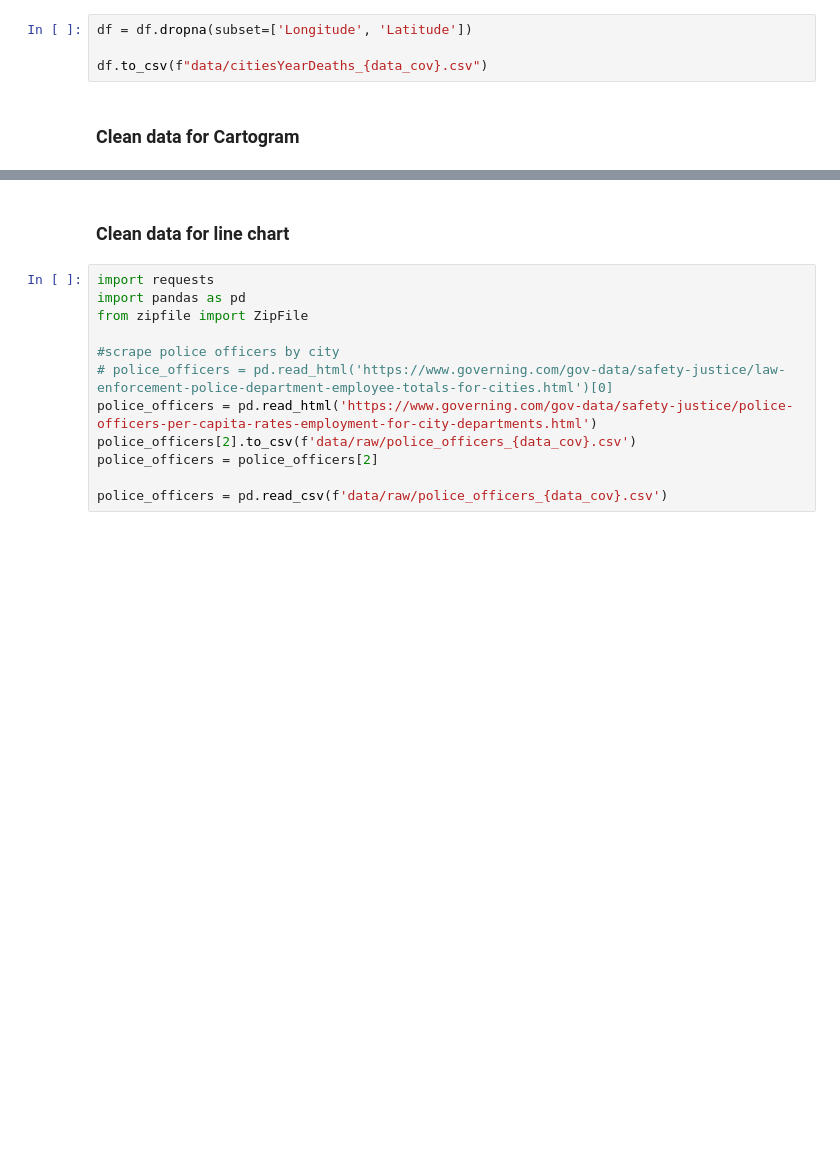
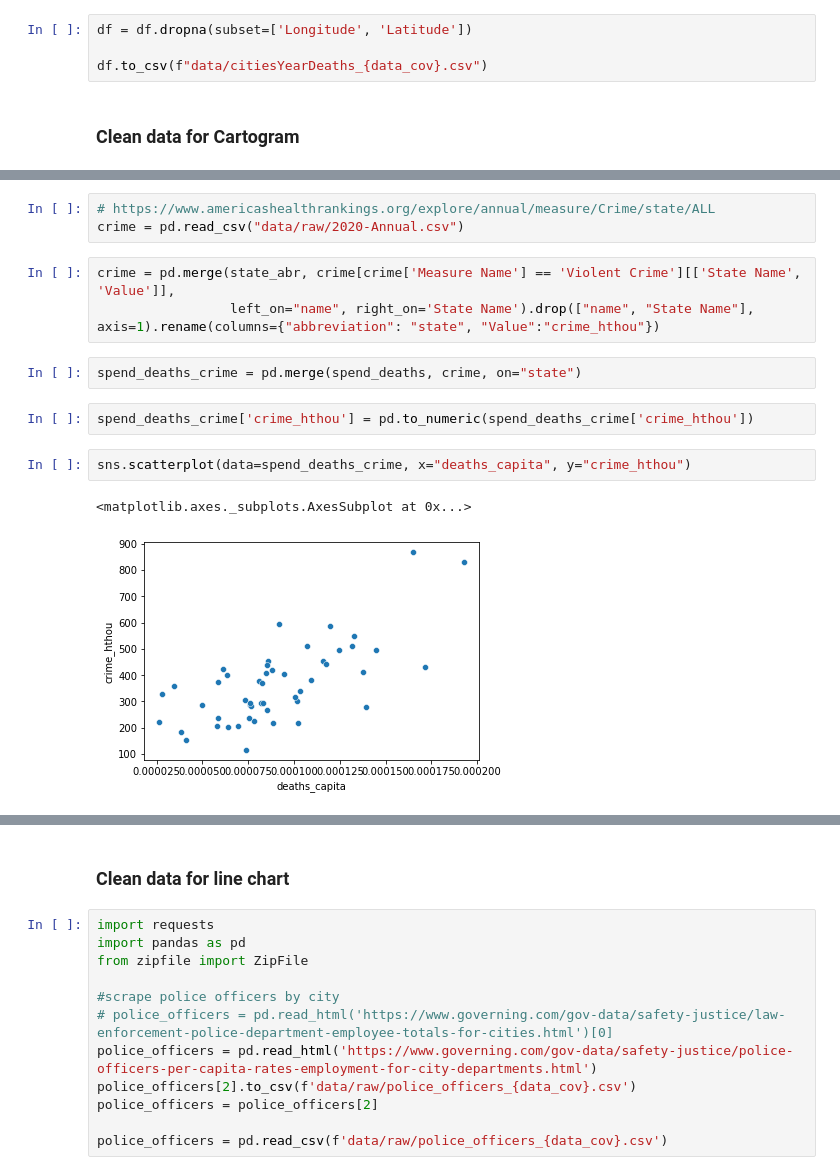
Before and after one commit to lnicoletti/police_violence, a Jupyter notebook: 1-data-preprocessing.ipynb, the cells around one changed output, grey strips where cells are left out. Saved outputs shown, nothing was run; the diff lists cells and outputs as text; blank space fills up the shorter version.

```diff
--- a/1-data-preprocessing.ipynb
+++ b/1-data-preprocessing.ipynb
@@ -149,0 +177,15 @@ df.to_csv(f"data/processed/StateDeaths_{data_cov}.csv")
+# %%
+# https://www.americashealthrankings.org/explore/annual/measure/Crime/state/ALL
+crime = pd.read_csv("data/raw/2020-Annual.csv")
+# %%
+crime = pd.merge(state_abr, crime[crime['Measure Name'] == 'Violent Crime'][['State Name', 'Value']],
+                 left_on="name", right_on='State Name').drop(["name", "State Name"], axis=1).rename(columns={"abbreviation": "state", "Value":"crime_hthou"})
+# %%
+spend_deaths_crime = pd.merge(spend_deaths, crime, on="state")
+# %%
+spend_deaths_crime['crime_hthou'] = pd.to_numeric(spend_deaths_crime['crime_hthou'])
+# %%
+sns.scatterplot(data=spend_deaths_crime, x="deaths_capita", y="crime_hthou")
+# %% [output]
+<matplotlib.axes._subplots.AxesSubplot at 0x...>
+[figure, added]
```
Also changed, not shown: parts of 27 cells of this notebook, 9 other files.
